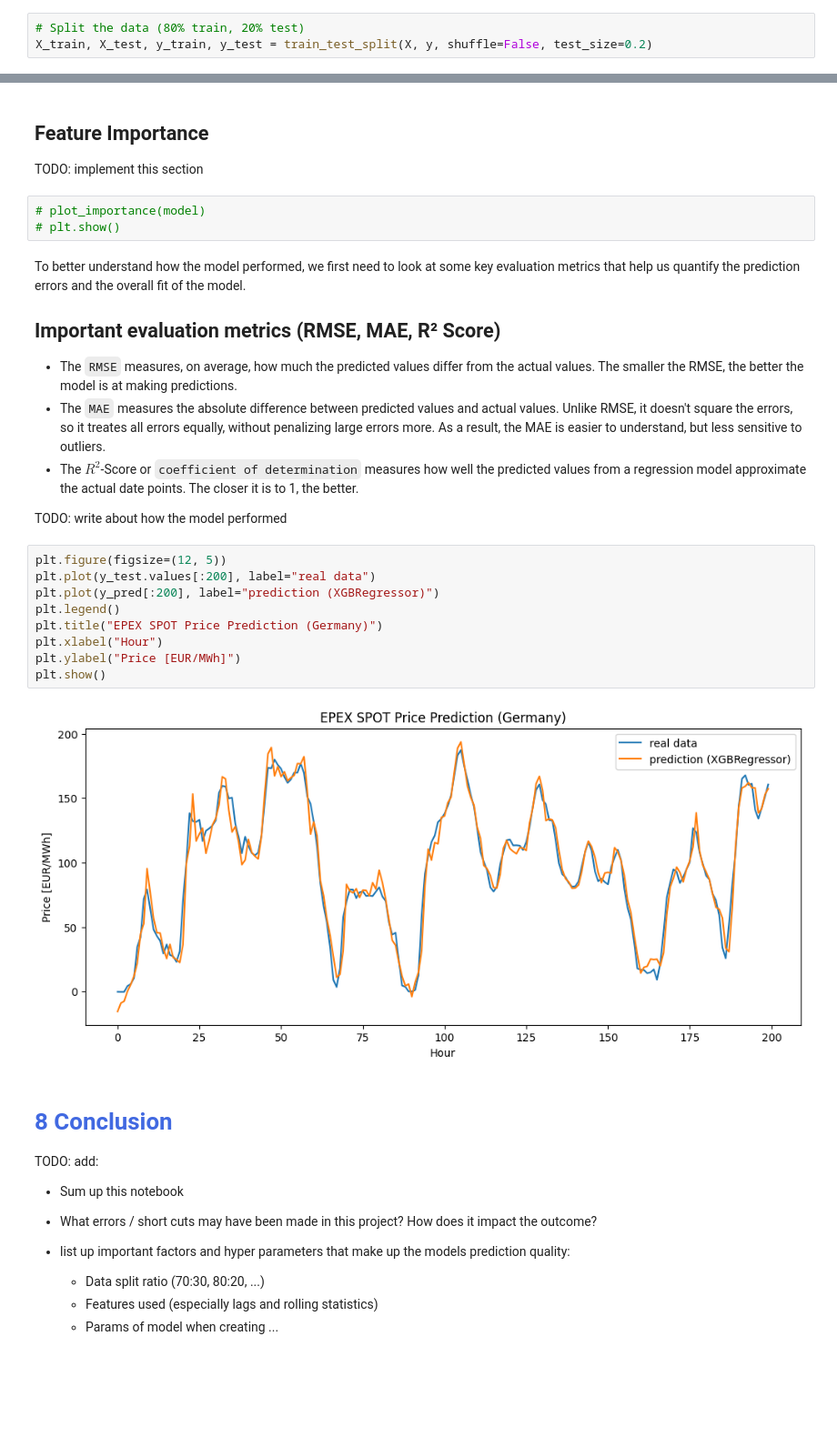
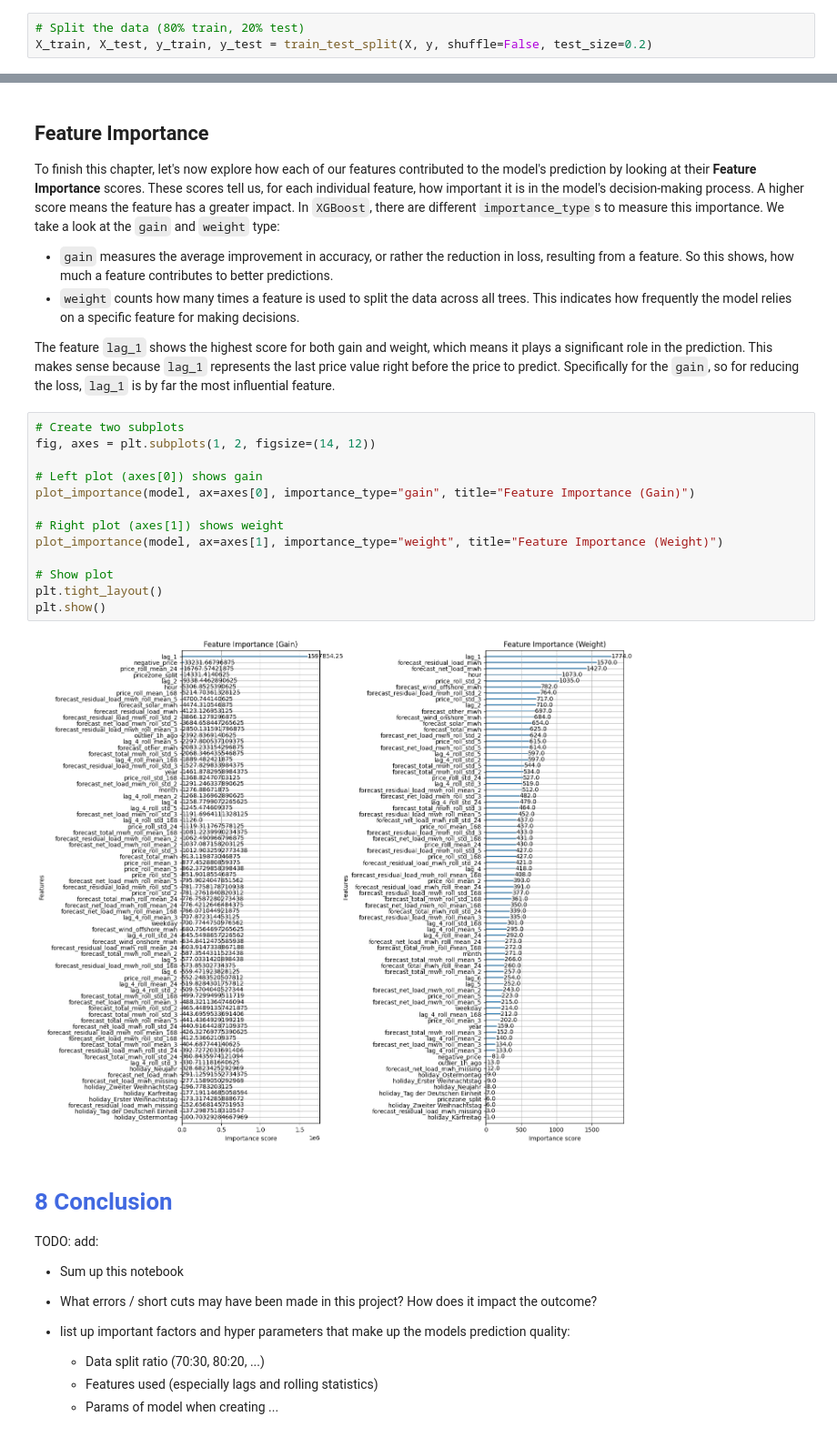
Before and after one commit to DanielHka25/electricity-price-prediction, a Jupyter notebook: notebooks/price_prediction.ipynb, the cells around one changed output, grey strips where cells are left out. Shown at 91% size. Drawn from its saved outputs; the diff is of its cells as text; blank space fills up the shorter version.

```diff
--- a/notebooks/price_prediction.ipynb
+++ b/notebooks/price_prediction.ipynb
@@ -881,29 +909,26 @@ with open("metrics.txt", "w") as f:
 # %% [markdown]
 ## Feature Importance
-TODO: implement this section
+To finish this chapter, let's now explore how each of our features contributed to the model's prediction by looking at their **Feature Importance** scores. These scores tell us, for each individual feature, how important it is in the model's decision-making process. A higher score means the feature has a greater impact. In `XGBoost`, there are different `importance_type`s to measure this importance. We take a look at the `gain` and `weight` type:
+- `gain` measures the average improvement in accuracy, or rather the reduction in loss, resulting from a feature. So this shows, how much a feature contributes to better predictions.
+- `weight` counts how many times a feature is used to split the data across all trees. This indicates how frequently the model relies on a specific feature for making decisions.
+
+
+The feature `lag_1` shows the highest score for both gain and weight, which means it plays a significant role in the prediction. This makes sense because `lag_1` represents the last price value right before the price to predict. Specifically for the `gain`, so for reducing the loss, `lag_1` is by far the most influential feature.
-# %%
-# plot_importance(model)
-# plt.show()
-# %% [markdown]
-To better understand how the model performed, we first need to look at some key evaluation metrics that help us quantify the prediction errors and the overall fit of the model.
-
-## Important evaluation metrics (RMSE, MAE, R² Score)
-- The `RMSE` measures, on average, how much the predicted values differ from the actual values. The smaller the RMSE, the better the model is at making predictions.
-- The `MAE` measures the absolute difference between predicted values and actual values. Unlike RMSE, it doesn't square the errors, so it treates all errors equally, without penalizing large errors more. As a result, the MAE is easier to understand, but less sensitive to outliers.
-- The $R^2$-Score or `coefficient of determination` measures how well the predicted values from a regression model approximate the actual date points. The closer it is to 1, the better.
-
-TODO: write about how the model performed
-# %%
-plt.figure(figsize=(12, 5))
-plt.plot(y_test.values[:200], label="real data")
-plt.plot(y_pred[:200], label="prediction (XGBRegressor)")
-plt.legend()
-plt.title("EPEX SPOT Price Prediction (Germany)")
-plt.xlabel("Hour")
-plt.ylabel("Price [EUR/MWh]")
-plt.show()
-# %% [output]
-[figure, removed]
+# %%
+# Create two subplots
+fig, axes = plt.subplots(1, 2, figsize=(14, 12))
+
+# Left plot (axes[0]) shows gain
+plot_importance(model, ax=axes[0], importance_type="gain", title="Feature Importance (Gain)")
+
+# Right plot (axes[1]) shows weight
+plot_importance(model, ax=axes[1], importance_type="weight", title="Feature Importance (Weight)")
+
+# Show plot
+plt.tight_layout()
+plt.show()
+# %% [output]
+[figure, added]
 # %% [markdown]
 # <font color="RoyalBlue">8 Conclusion</font>
 TODO: add:
```
Also changed, not shown: parts of 16 cells of this notebook, 2 other files.
